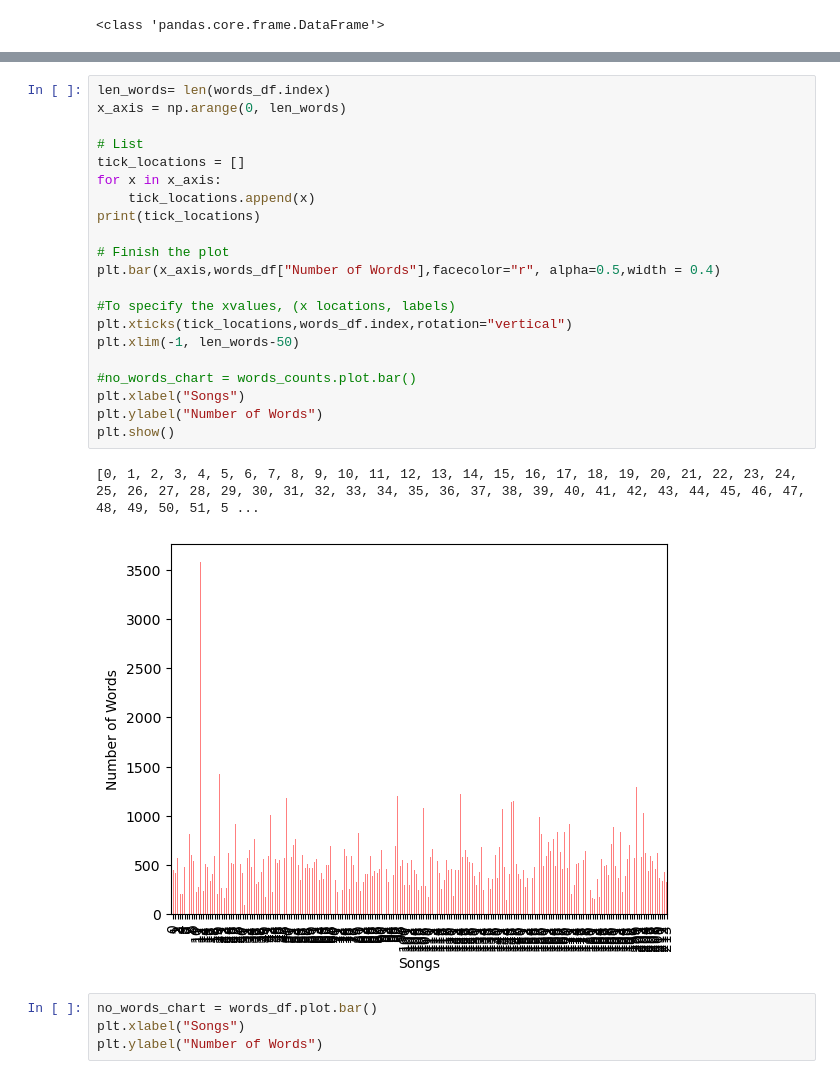
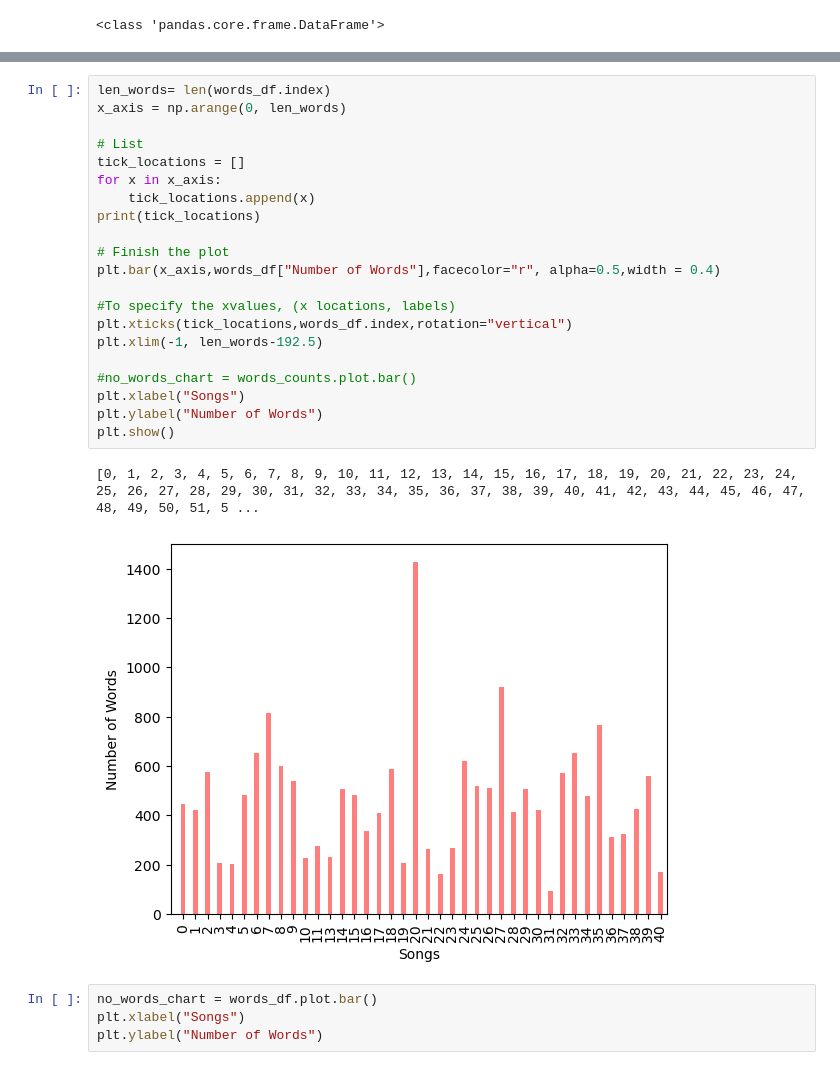
Before and after one commit to AlejandroChavezA00571497/project01, a Jupyter notebook: FinalCodes/statistical_analysis.ipynb, the cells around one changed output, grey strips where cells are left out. Drawn from its saved outputs; the diff is of its cells as text.

```diff
--- a/FinalCodes/statistical_analysis.ipynb
+++ b/FinalCodes/statistical_analysis.ipynb
@@ -174,27 +176,27 @@ mt_df
 # %%
 len_words= len(words_df.index)
 x_axis = np.arange(0, len_words)
 
 # List
 tick_locations = []
 for x in x_axis:
     tick_locations.append(x)
 print(tick_locations)
 
 # Finish the plot
 plt.bar(x_axis,words_df["Number of Words"],facecolor="r", alpha=0.5,width = 0.4)
 
 #To specify the xvalues, (x locations, labels)
 plt.xticks(tick_locations,words_df.index,rotation="vertical")
-plt.xlim(-1, len_words-50)
+plt.xlim(-1, len_words-192.5)
 
 #no_words_chart = words_counts.plot.bar()
 plt.xlabel("Songs")
 plt.ylabel("Number of Words")
 plt.show()
 # %% [output]
 [0, 1, 2, 3, 4, 5, 6, 7, 8, 9, 10, 11, 12, 13, 14, 15, 16, 17, 18, 19, 20, 21, 22, 23, 24, 25, 26, 27, 28, 29, 30, 31, 32, 33, 34, 35, 36, 37, 38, 39, 40, 41, 42, 43, 44, 45, 46, 47, 48, 49, 50, 51, 5 ...
-[figure, old version]
+[figure, new version]
 # %%
 no_words_chart = words_df.plot.bar()
 plt.xlabel("Songs")
```
Also changed, not shown: parts of 3 cells of this notebook.
